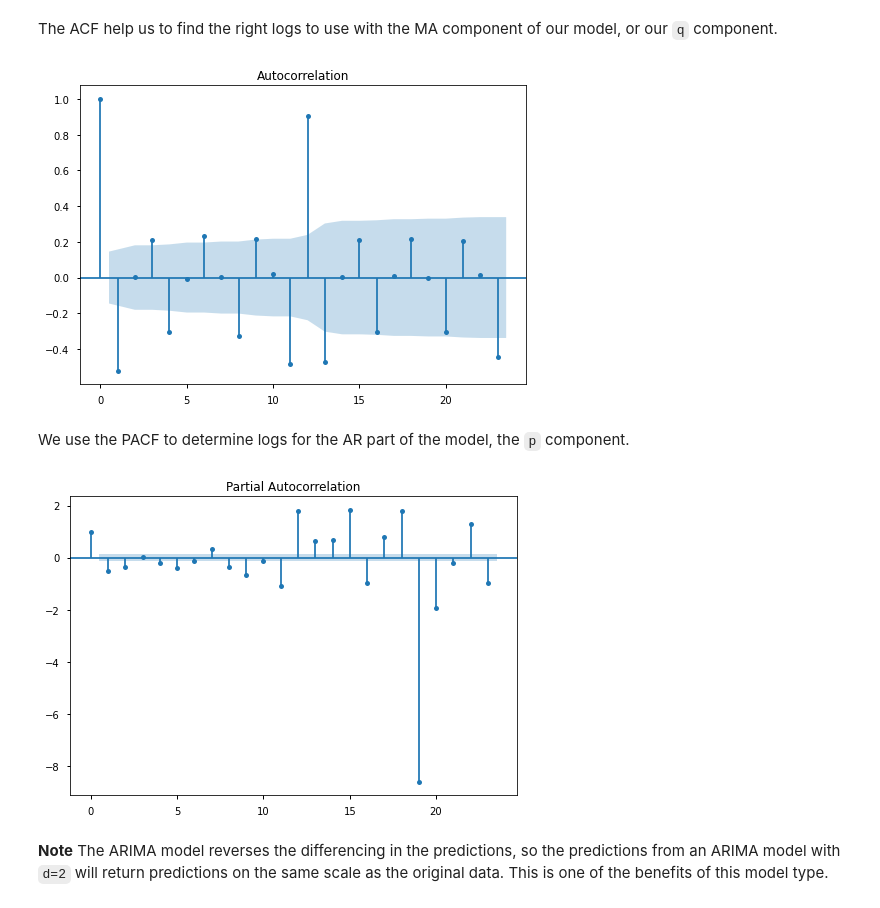
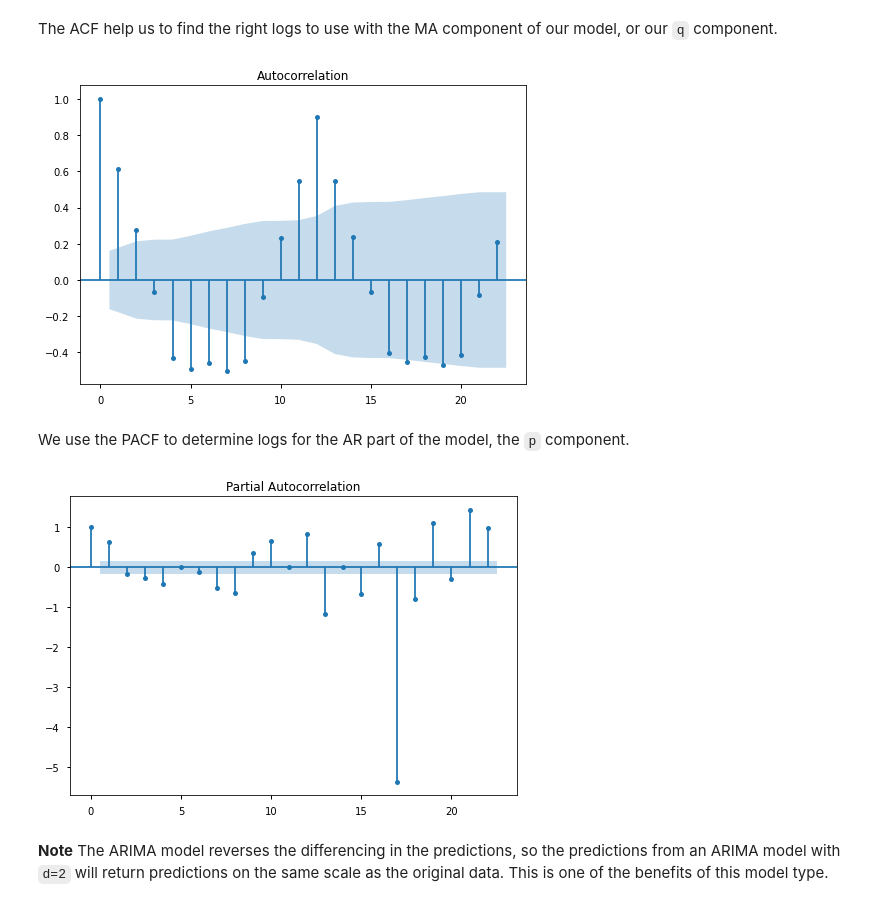
Before and after one commit to mnsaito/110920-pt-ds, a Jupyter notebook: phase_4/time-series-models/index.ipynb, the cells around one changed output. Saved outputs shown, nothing was run; the diff lists cells and outputs as text; code cells hidden in the pictures.

```diff
--- a/phase_4/time-series-models/index.ipynb
+++ b/phase_4/time-series-models/index.ipynb
@@ -93,7 +93,10 @@ Why Not?
 # %%
 # train-test-split for time series isn't random!
 split = int(len(taxes) * .9)
-train, test = stationary_taxes.iloc[:split], stationary_taxes.iloc[split:]
+full_train, holdout = stationary_taxes.iloc[:split], stationary_taxes.iloc[split:]
+
+second_split = int(len(full_train) * .9)
+train, test = full_train[:second_split], full_train[second_split:]
 # %% [markdown]
 ### AR(1) Model
 
@@ -275,27 +278,29 @@ The ACF help us to find the right logs to use with the MA component of our model
 # %%
 #ACF/PACF to determine which terms in include (MA or AR or Both?)
 from statsmodels.graphics.tsaplots import plot_acf, plot_pacf
 
 #take the log of the original taxes data, since we both logged and differenced to make our data stationary before.
 # ARIMA does not log the data for us.
 log_taxes = np.log(taxes)
 
 #remember we set 'split' to be .9 * len(taxes)
-log_train, log_test = log_taxes[:split], log_taxes[split:]
+log_full_train, log_holdout = log_taxes[:split], log_taxes[split:]
+log_train, log_test = log_full_train[:second_split], log_full_train[second_split:]
+# log_train, log_test = log_full_train[:second_split], log_full_train[second_split:]
 
 #plot autocorrelation for each lag (alpha is confidence interval).  We used the differenced data because we are looking
 # because we will difference it in the ARIMA model.
-plot_acf(log_taxes.diff().diff().dropna(), alpha=.05)
+plot_acf(log_train.dropna(), alpha=.05)
 plt.show()
 # %% [output]
-[figure, old version]
+[figure, new version]
 # %% [markdown]
 We use the PACF to determine logs for the AR part of the model, the `p` component.
 # %%
-plot_pacf(log_taxes.diff().diff().dropna(), alpha=.05)
+plot_pacf(log_train.dropna(), alpha=.05)
 plt.show()
 # %% [output]
-[figure, old version]
+[figure, new version]
 # %% [markdown]
 **Note**
 The ARIMA model reverses the differencing in the predictions, so the predictions from an ARIMA model with `d=2` will return predictions on the same scale as the original data.  This is one of the benefits of this model type.
```
Also changed, not shown: parts of 7 cells of this notebook, 6 other files.
